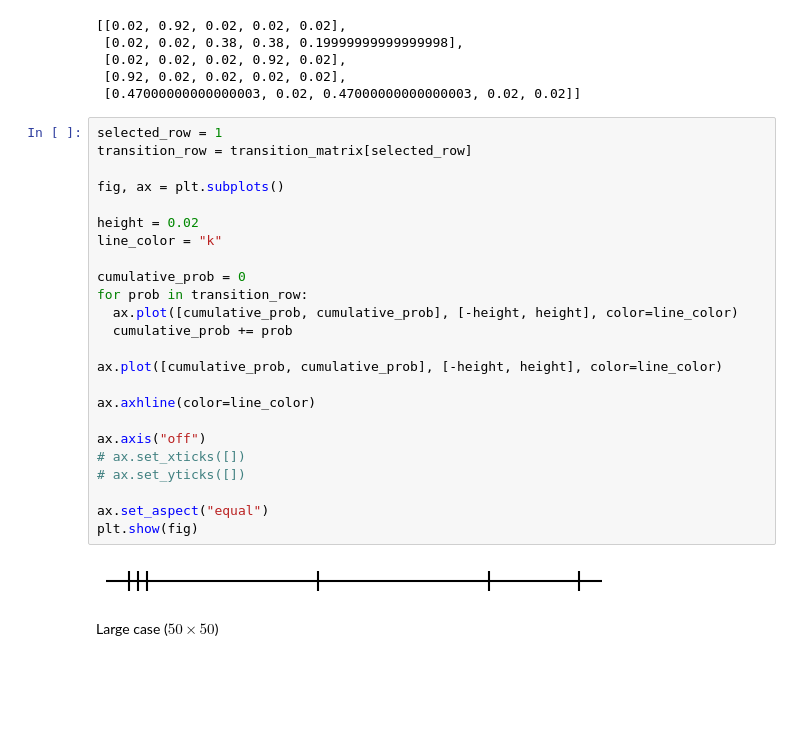
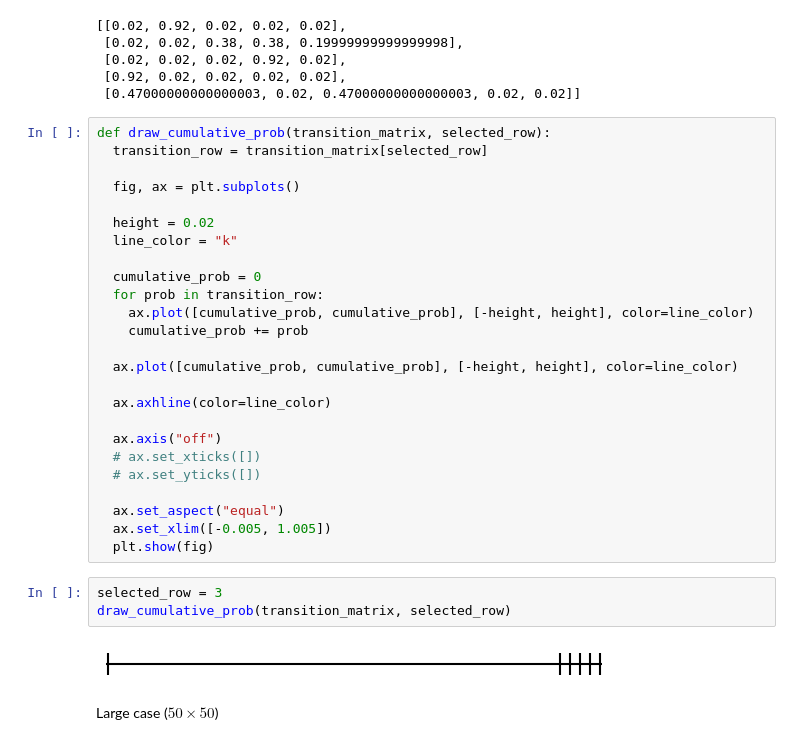
Before and after one commit to LugoBlogger/SI-251-4007-data-structures, a Jupyter notebook: case-studies/1-random-web-surfer/python/illustration.ipynb, the cells around one changed output. Saved outputs shown, nothing was run; the diff lists cells and outputs as text; blank space fills up the shorter version.

```diff
--- a/case-studies/1-random-web-surfer/python/illustration.ipynb
+++ b/case-studies/1-random-web-surfer/python/illustration.ipynb
@@ -87,32 +87,36 @@ out_degrees [1, 5, 1, 1, 2]
  [0.02, 0.02, 0.02, 0.92, 0.02],
  [0.92, 0.02, 0.02, 0.02, 0.02],
  [0.47000000000000003, 0.02, 0.47000000000000003, 0.02, 0.02]]
-# %%
-selected_row = 1
-transition_row = transition_matrix[selected_row]
-
-fig, ax = plt.subplots()
-
-height = 0.02
-line_color = "k"
-
-cumulative_prob = 0
-for prob in transition_row:
-  ax.plot([cumulative_prob, cumulative_prob], [-height, height], color=line_color)
-  cumulative_prob += prob
-
-ax.plot([cumulative_prob, cumulative_prob], [-height, height], color=line_color)
-
-ax.axhline(color=line_color)
-
-ax.axis("off")
-# ax.set_xticks([])
-# ax.set_yticks([])
-
-ax.set_aspect("equal")
-plt.show(fig)
-# %% [output]
-[figure, removed]
+# %%
+def draw_cumulative_prob(transition_matrix, selected_row):
+  transition_row = transition_matrix[selected_row]
+
+  fig, ax = plt.subplots()
+
+  height = 0.02
+  line_color = "k"
+
+  cumulative_prob = 0
+  for prob in transition_row:
+    ax.plot([cumulative_prob, cumulative_prob], [-height, height], color=line_color)
+    cumulative_prob += prob
+
+  ax.plot([cumulative_prob, cumulative_prob], [-height, height], color=line_color)
+
+  ax.axhline(color=line_color)
+
+  ax.axis("off")
+  # ax.set_xticks([])
+  # ax.set_yticks([])
+
+  ax.set_aspect("equal")
+  ax.set_xlim([-0.005, 1.005])
+  plt.show(fig)
+# %%
+selected_row = 3
+draw_cumulative_prob(transition_matrix, selected_row)
+# %% [output]
+[figure, added]
 # %% [markdown]
 Large case ($50 \times 50$)
 # %%
```
Also changed, not shown: 5 other files.
